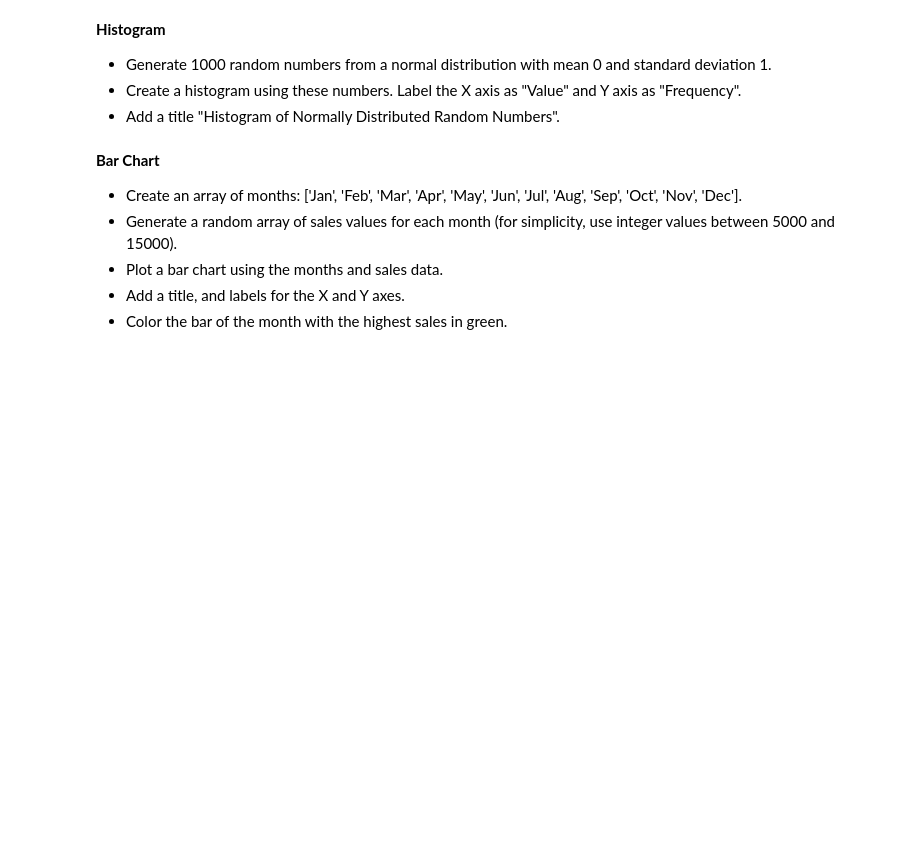
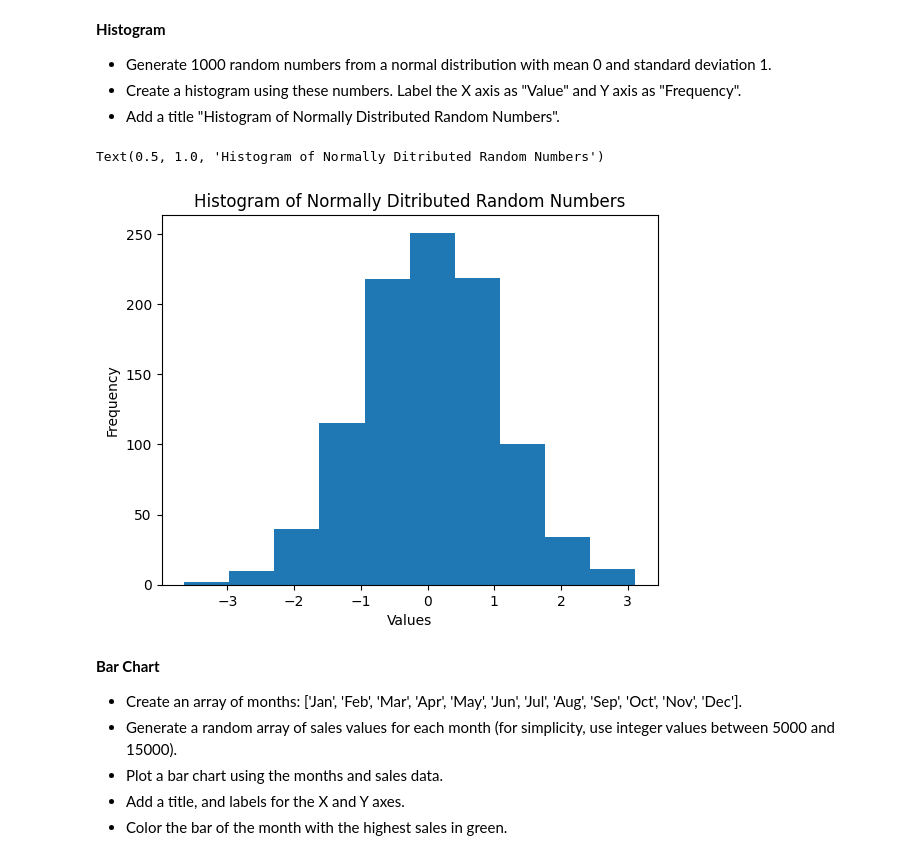
Before and after one commit to RaoulSinde/python-222, a Jupyter notebook: python_session_4.ipynb, the cells around one changed output. Cells and saved outputs as stored; diff of their text form; code cells hidden in the pictures; blank space fills up the shorter version.

```diff
--- a/python_session_4.ipynb
+++ b/python_session_4.ipynb
@@ -144,3 +154,13 @@ Label the X axis as "Value" and Y axis as "Frequency".
+# %%
+## Insert your code here
+rnd_numbers=np.random.normal(0,1,1000)
+plt.hist(rnd_numbers)
+plt.xlabel('Values')
+plt.ylabel('Frequency')
+plt.title('Histogram of Normally Ditributed Random Numbers')
+# %% [output]
+Text(0.5, 1.0, 'Histogram of Normally Ditributed Random Numbers')
+[figure, added]
 # %% [markdown]
 **Bar Chart**
 - Create an array of months: ['Jan', 'Feb', 'Mar', 'Apr', 'May', 'Jun', 'Jul', 'Aug', 'Sep', 'Oct', 'Nov', 'Dec'].
```
Also changed, not shown: parts of 8 cells of this notebook.
